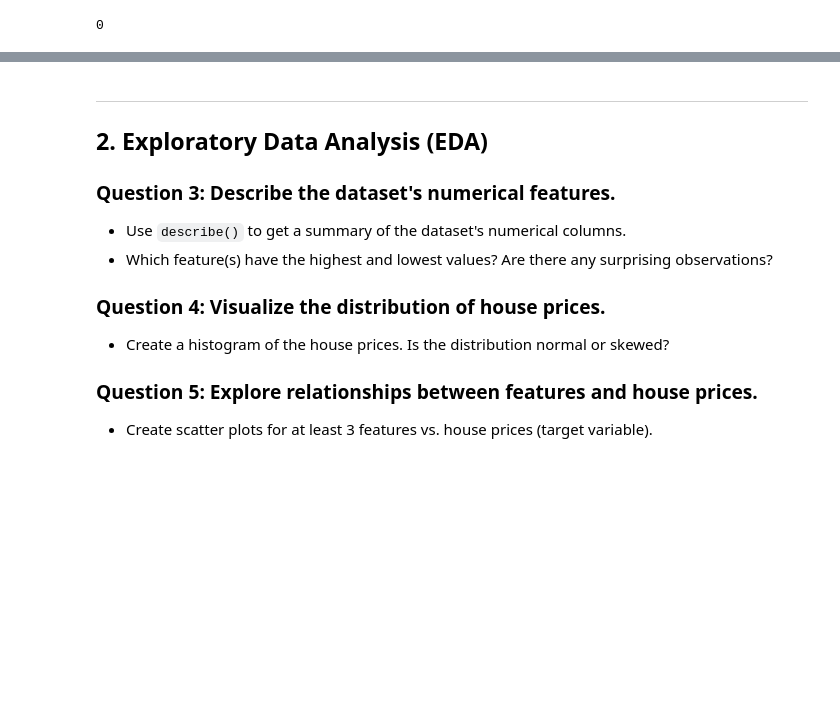
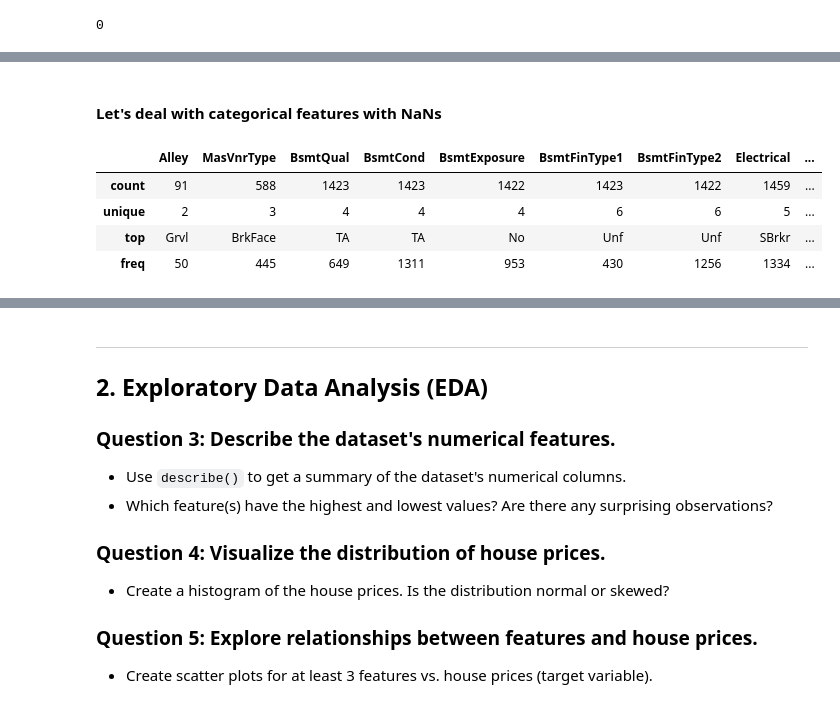
Before and after one commit to sergiimakhin/Redi, a Jupyter notebook: House_Prices/housing_price_assigment.ipynb, the cells around one changed output, grey strips where cells are left out. Cells and saved outputs as stored; diff of their text form; code cells hidden in the pictures; blank space fills up the shorter version.

```diff
--- a/House_Prices/housing_price_assigment.ipynb
+++ b/House_Prices/housing_price_assigment.ipynb
@@ -110,0 +118,15 @@ df['LotFrontage'].isnull().sum()                                            # ch
+# %%
+# The correlation is rather strong (danger of multicollinearity).
+# GarageYrBlt can be dropped since YearBuilt must be enough.
+df = df.drop(['GarageYrBlt'], axis=1)
+# %% [markdown]
+#### Let's deal with categorical features with NaNs
+# %%
+cols_obj_with_nulls = [feature for feature in cols_with_nulls_names if feature != 'GarageYrBlt']    # list of object columns with nulls
+df[cols_obj_with_nulls].select_dtypes(include=['object']).describe(include='all').round(2)          # describe only categorical features
+# %% [output]
+|  | Alley | MasVnrType | BsmtQual | BsmtCond | BsmtExposure | BsmtFinType1 | BsmtFinType2 | Electrical | ... |
+| count | 91 | 588 | 1423 | 1423 | 1422 | 1423 | 1422 | 1459 | ... |
+| unique | 2 | 3 | 4 | 4 | 4 | 6 | 6 | 5 | ... |
+| top | Grvl | BrkFace | TA | TA | No | Unf | Unf | SBrkr | ... |
+| freq | 50 | 445 | 649 | 1311 | 953 | 430 | 1256 | 1334 | ... |
```
Also changed, not shown: parts of 13 cells of this notebook, 4 other files.
